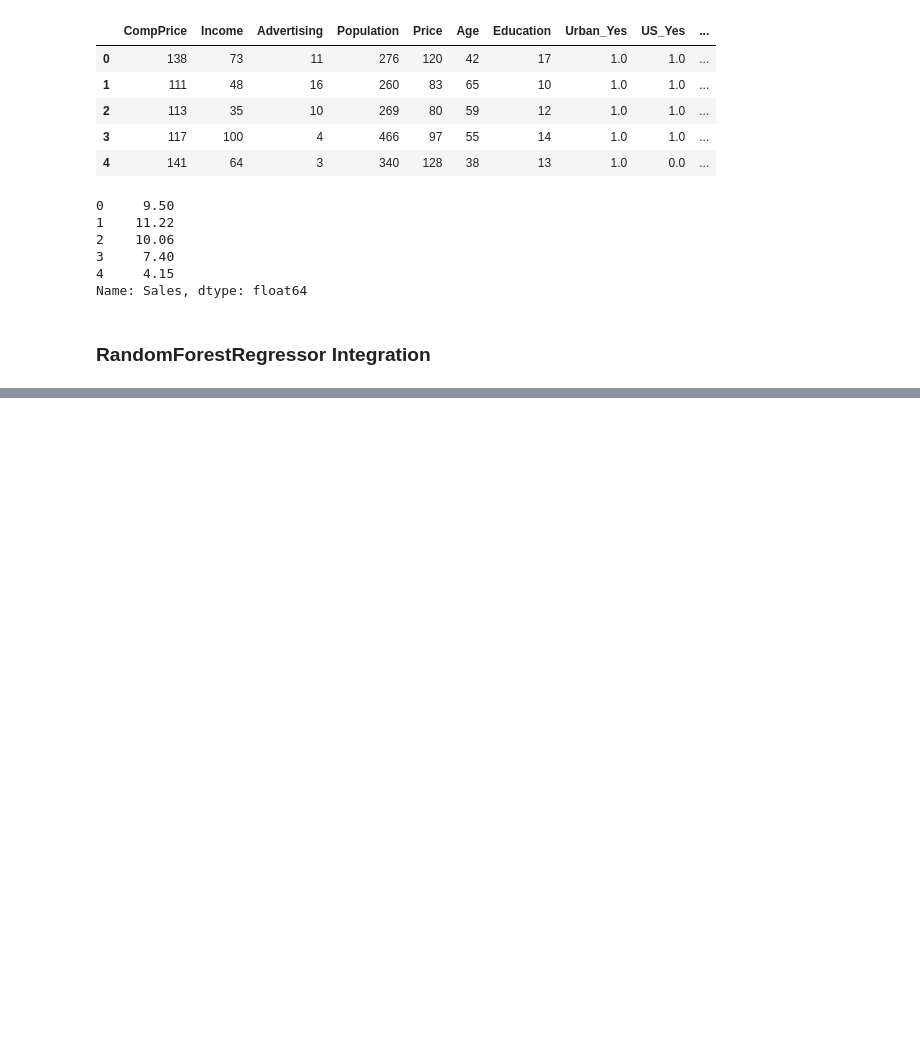
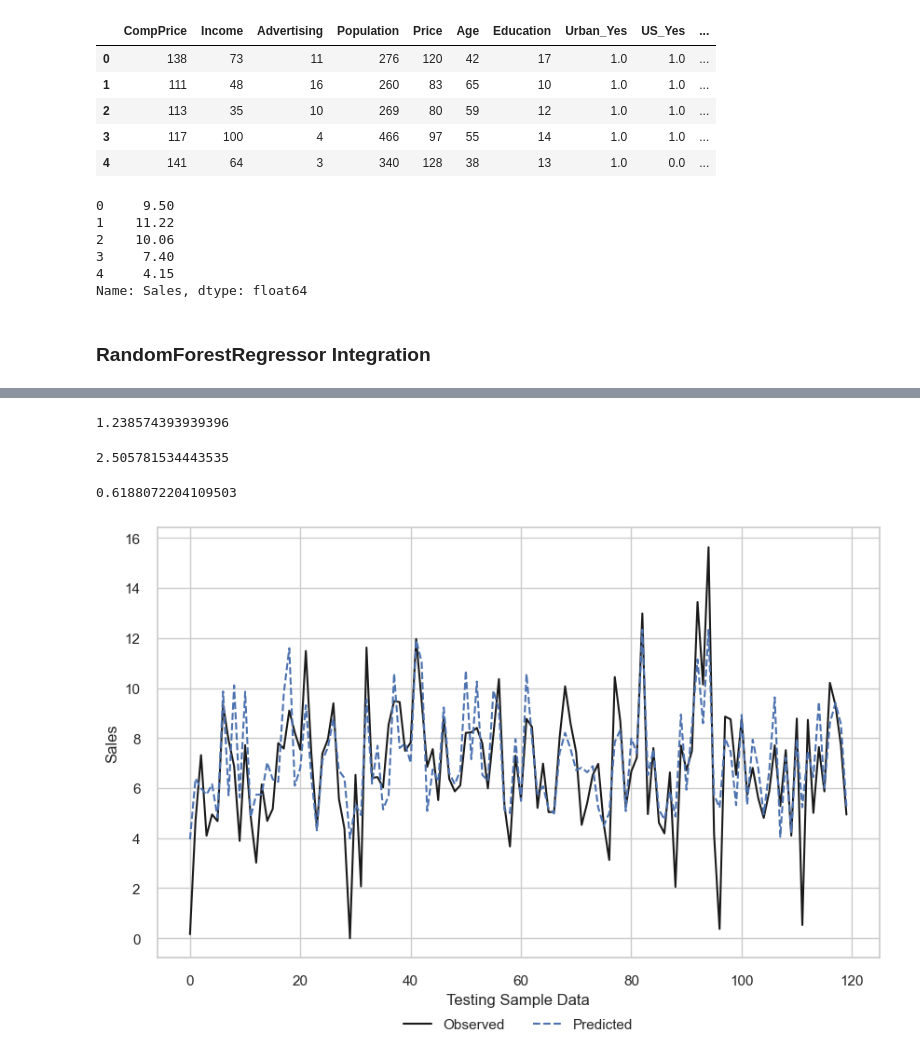
Before and after one commit to emanuelbarbsp/DS-Notebooks, a Jupyter notebook: Stewarts_Notebooks/RandomForest/CarseatsRFR.ipynb, the cells around one changed output, grey strips where cells are left out. Saved outputs shown, nothing was run; the diff lists cells and outputs as text; code cells hidden in the pictures; blank space fills up the shorter version.

```diff
--- a/Stewarts_Notebooks/RandomForest/CarseatsRFR.ipynb
+++ b/Stewarts_Notebooks/RandomForest/CarseatsRFR.ipynb
@@ -141,5 +141,9 @@ X_train, X_test, y_train, y_test = train_test_split(X,y, test_size=0.3, random_s
 ### __RandomForestRegressor Integration__
 # %%
 from sklearn.ensemble import RandomForestRegressor
-rfr = RandomForestRegressor(random_state= 21)
+rfr = RandomForestRegressor(n_estimators= 550,
+                            max_depth= 25,
+                            min_samples_split= 2,
+                            min_samples_leaf= 1,
+                            random_state= 21)
 # %%
@@ -254,0 +199,3 @@ strong multicollinearity or other numerical problems.
+# %%
+#Made a prediction variable for test set
+ytest_pred = rfr.predict(X_test)
@@ -254,0 +222,26 @@ strong multicollinearity or other numerical problems.
+# %%
+mean_absolute_error(y_test, ytest_pred)
+# %% [output]
+1.238574393939396
+# %%
+mean_squared_error(y_test, ytest_pred)
+# %% [output]
+2.505781534443535
+# %%
+#Accuracy Score = 61%
+r2_score(y_test, ytest_pred)
+# %% [output]
+0.6188072204109503
+# %%
+#Plotting the observed and predicted data
+plt.rcParams['figure.figsize'] = (10,6)
+x_ax = range(len(X_test))
+#Plotting
+plt.plot(x_ax, y_test, label = "Observed", color = 'k', linestyle = '-')
+plt.plot(x_ax, ytest_pred, label = 'Predicted', color = 'b', linestyle = '--')
+plt.ylabel('Sales')
+plt.xlabel("Testing Sample Data")
+plt.legend(bbox_to_anchor = (0.5, -0.2), loc = 'lower center', ncol = 2, frameon= False)
+plt.show()
+# %% [output]
+[figure, added]
```
Also changed, not shown: parts of 48 cells of this notebook, 1 other file.
